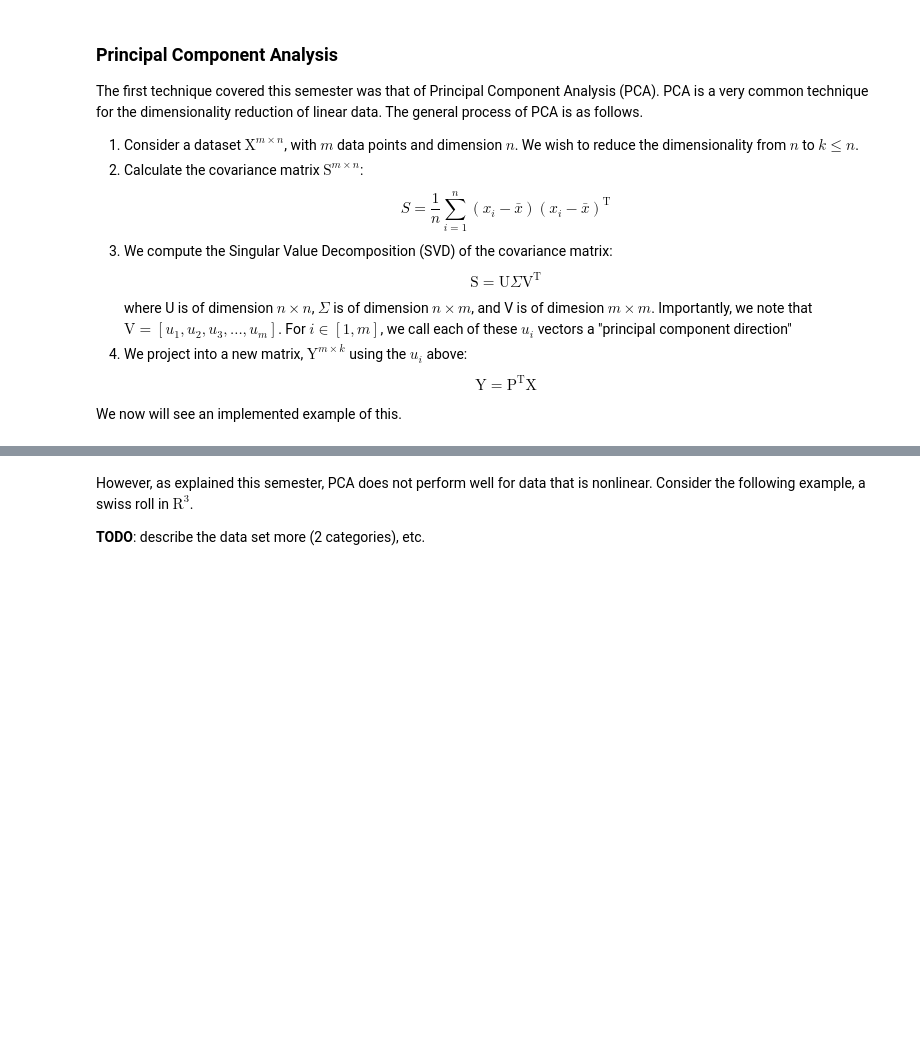
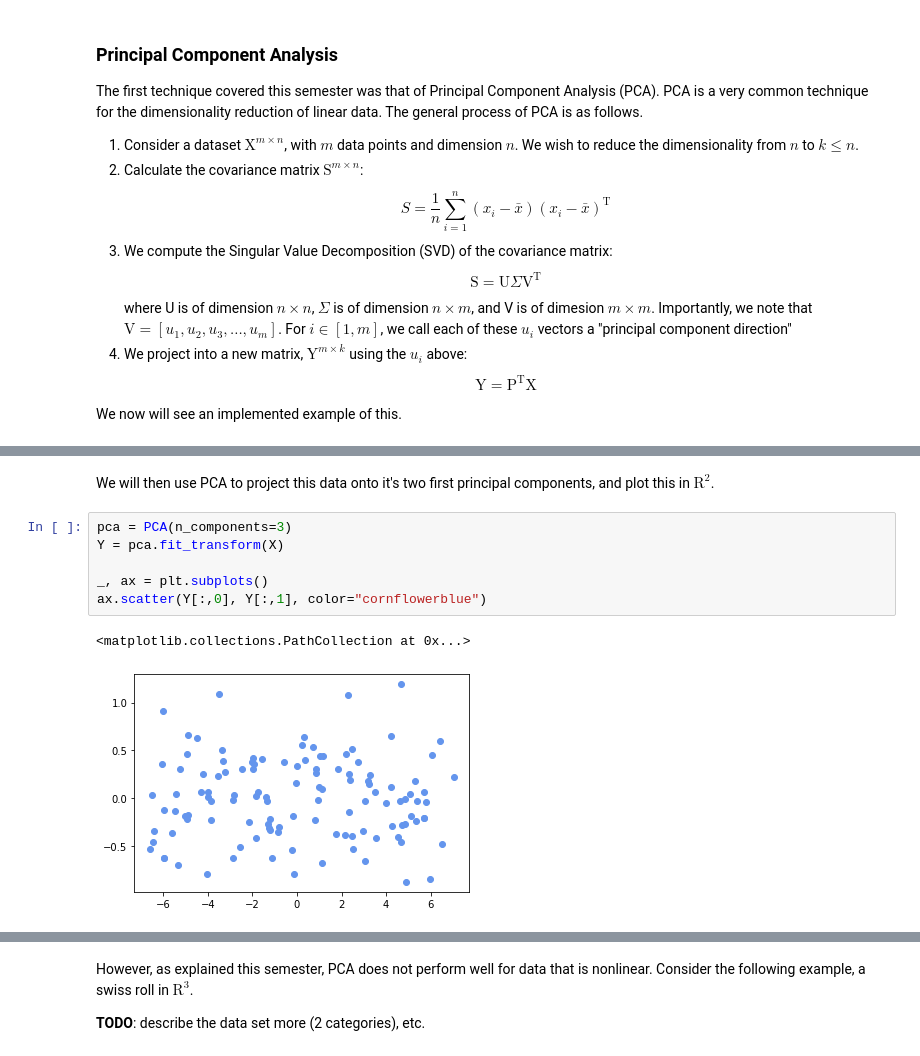
Before and after one commit to quistew/seminarSpr2022FinalProject, a Jupyter notebook: writeup.ipynb, the cells around one changed output, grey strips where cells are left out. Drawn from its saved outputs; the diff is of its cells as text; blank space fills up the shorter version.

```diff
--- a/writeup.ipynb
+++ b/writeup.ipynb
@@ -36,0 +37,11 @@ ax.scatter(Y[:,0], Y[:,1], color="cornflowerblue")
+# %% [markdown]
+We will then use PCA to project this data onto it's two first principal components, and plot this in $\text{R}^2$.
+# %%
+pca = PCA(n_components=3)
+Y = pca.fit_transform(X)
+
+_, ax = plt.subplots()
+ax.scatter(Y[:,0], Y[:,1], color="cornflowerblue")
+# %% [output]
+<matplotlib.collections.PathCollection at 0x...>
+[figure, added]
```
Also changed, not shown: parts of 10 cells of this notebook, 1 other file.
